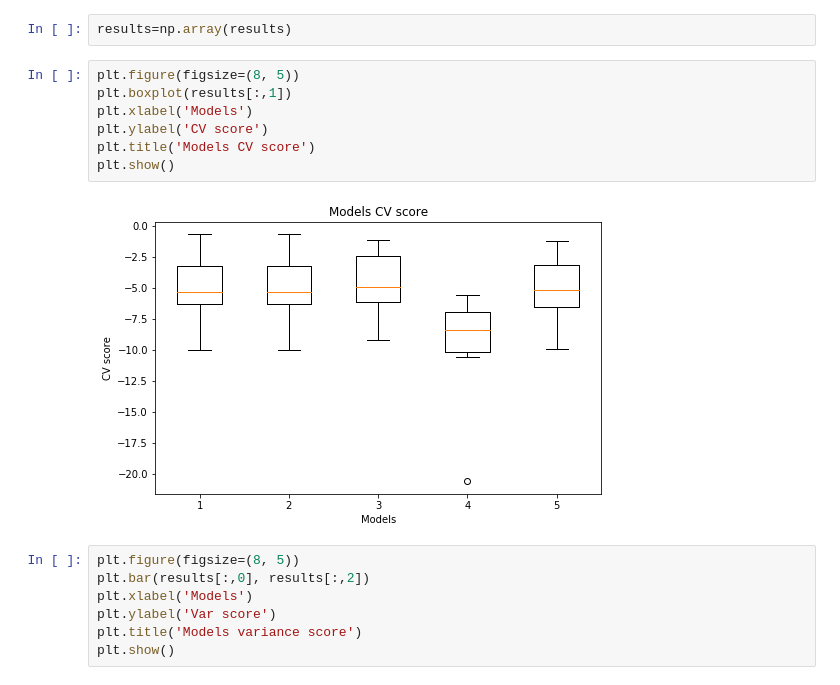
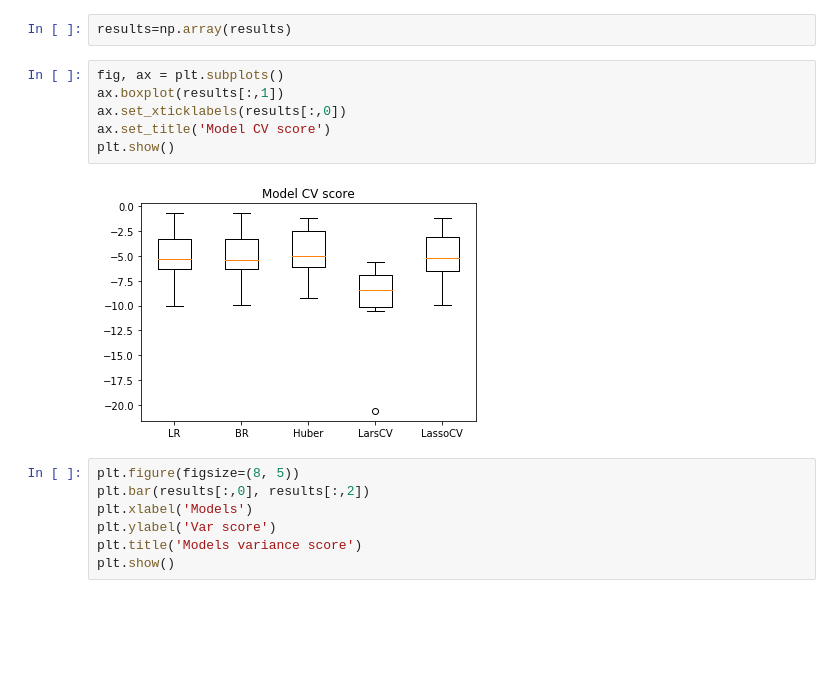
Before and after one commit to shobhitshah/fifa19-player-stats, a Jupyter notebook: scripts/fifa19_ml.ipynb, the cells around one changed output. Saved outputs shown, nothing was run; the diff lists cells and outputs as text; blank space fills up the shorter version.

```diff
--- a/scripts/fifa19_ml.ipynb
+++ b/scripts/fifa19_ml.ipynb
@@ -120,15 +120,14 @@ Done
 # Results
 # %%
 results=np.array(results)
-# %%
-plt.figure(figsize=(8, 5))
-plt.boxplot(results[:,1])
-plt.xlabel('Models')
-plt.ylabel('CV score')
-plt.title('Models CV score')
-plt.show()
-# %% [output]
-[figure, removed]
+# %%
+fig, ax = plt.subplots()
+ax.boxplot(results[:,1])
+ax.set_xticklabels(results[:,0])
+ax.set_title('Model CV score')
+plt.show()
+# %% [output]
+[figure, added]
 # %%
 plt.figure(figsize=(8, 5))
 plt.bar(results[:,0], results[:,2])
```
